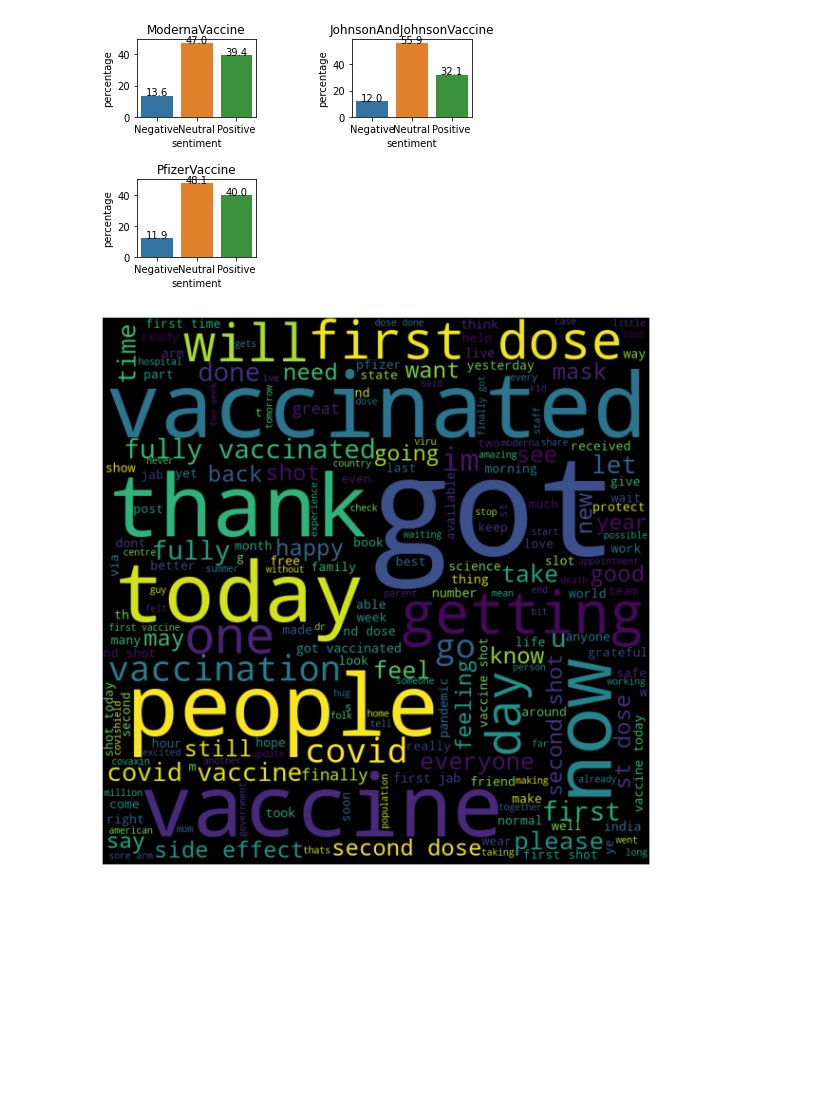
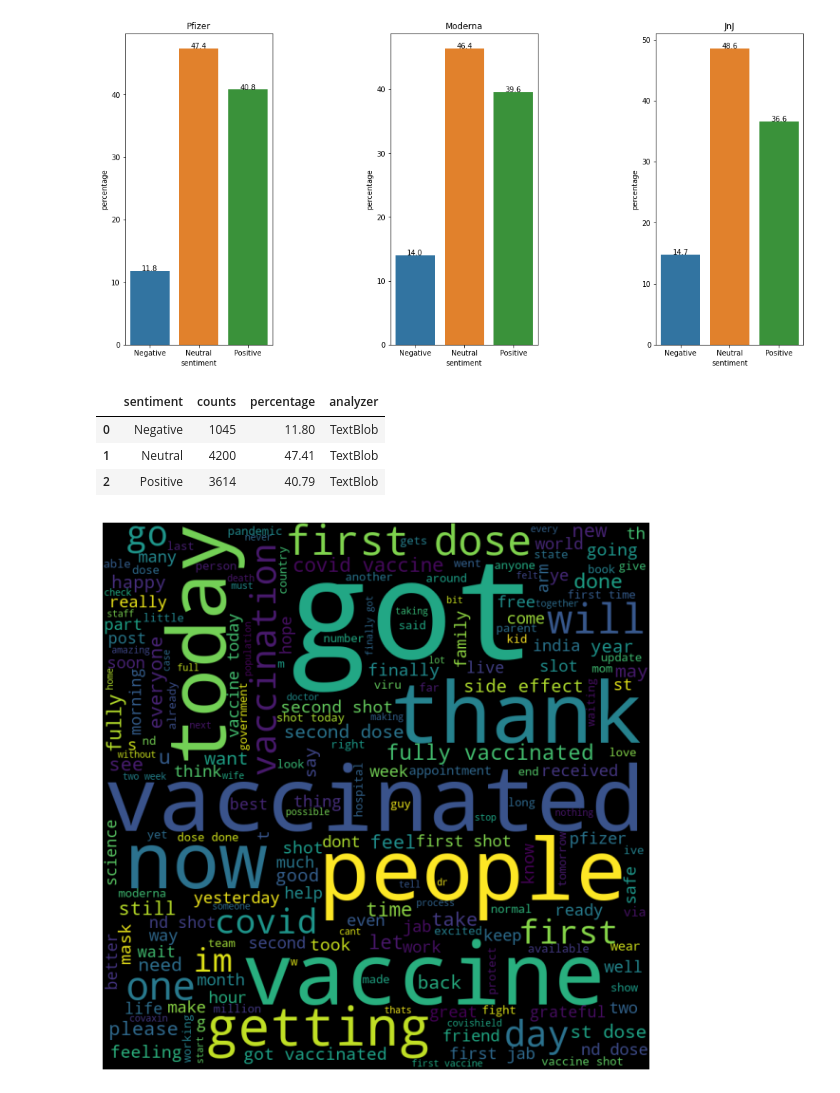
Before and after one commit to NavyaKiran/sentiment-analysis, a Jupyter notebook: test.ipynb, the cells around one changed output. Saved outputs shown, nothing was run; the diff lists cells and outputs as text; code cells hidden in the pictures; blank space fills up the shorter version.

```diff
--- a/test.ipynb
+++ b/test.ipynb
@@ -11,13 +11,14 @@ from textblob import TextBlob
 import seaborn as sns
 import matplotlib.pyplot as plt
 from wordcloud import WordCloud, STOPWORDS
+import plotly.express as px
 
 load_dotenv()
 
 mongo = os.environ.get('mongo')
 db = os.environ.get('db')
 topics = ["ModernaVaccine","JohnsonAndJohnsonVaccine", "PfizerVaccine"]
-hashtags = {'JohnsonAndJohnsonVaccine': ['JnJVaccine', 'JnJ', 'JohnsonAndJohnsonVaccine'],
+hashtags = {'JohnsonAndJohnsonVaccine': ['JnJVaccine', 'JohnsonAndJohnsonVaccine'],
             'PfizerVaccine': ['PfizerVaccine', 'Pfizer'],
             'ModernaVaccine': ['ModernaVaccine', 'Moderna'],
             'Vaccinated': ['Vaccinated']
@@ -127,7 +128,7 @@ def remove_punctuations(text):
 
 def get_value_counts(col_name, analyzer_name, tweets_df):
     '''
-    This function returns count of the dataset passed, it uses pands library to do the same
+    This function returns count of the dataset passed, it uses pandas library to do the same
     '''
     count = pandas.DataFrame(tweets_df[col_name].value_counts())
     percentage = pandas.DataFrame(tweets_df[col_name].value_counts(normalize=True).mul(100))
@@ -175,45 +176,52 @@ for topic in topics:
 
         result_copy[topic] = result_copy[topic].reset_index(drop=True)
 
         #sentiment analysis
         # Obtain polarity scores generated by TextBlob
         result_copy[topic]['textblob_score'] = result_copy[topic]['tweet_cleaned'].apply(lambda x: TextBlob(x).sentiment.polarity)
         # neutral_thresh = 0.05
 
         # Convert polarity score into sentiment categories
         result_copy[topic]['textblob_sentiment'] = result_copy[topic]['textblob_score'].apply(lambda c: 'Positive' if c >= 0.02 else ('Negative' if c <= -(0.02) else 'Neutral'))
 
         textblob_sentiment_df = get_value_counts('textblob_sentiment','TextBlob', result_copy[topic])
 
         final_bar.append(textblob_sentiment_df)
 
 # bargraph plotting
 fig = plt.figure()
 fig.subplots_adjust(hspace=0.8, wspace=0.8)
 
-# plt.rcParams["figure.figsize"] = (25,8)
+plt.rcParams["figure.figsize"] = (17,8)
 
-ax = fig.add_subplot(2, 2, 1)
-ax.set_title(topics[0])
+ax = fig.add_subplot(1, 3, 1)
+ax.set_title("Pfizer")
+for index, row in final_bar[2].iterrows():
+        ax.text(row.name,row.percentage, round(row.percentage,1), color='black', ha="center")
+sns.barplot(x="sentiment", y="percentage", data=final_bar[2], ax=ax)
+
+ax = fig.add_subplot(1, 3, 2)
+ax.set_title("Moderna")
 for index, row in final_bar[0].iterrows():
         ax.text(row.name,row.percentage, round(row.percentage,1), color='black', ha="center")
 sns.barplot(x="sentiment", y="percentage", data=final_bar[0], ax=ax)
 
-ax = fig.add_subplot(2, 2, 2)
-ax.set_title(topics[1])
+ax = fig.add_subplot(1, 3, 3)
+ax.set_title("JnJ")
 for index, row in final_bar[1].iterrows():
         ax.text(row.name,row.percentage, round(row.percentage,1), color='black', ha="center")
 sns.barplot(x="sentiment", y="percentage", data=final_bar[1], ax=ax)
 
-ax = fig.add_subplot(2, 2, 3)
-ax.set_title(topics[2])
-for index, row in final_bar[2].iterrows():
-        ax.text(row.name,row.percentage, round(row.percentage,1), color='black', ha="center")
-sns.barplot(x="sentiment", y="percentage", data=final_bar[2], ax=ax)
-
 plt.show()
 # %% [output]
-[figure, old version]
+[figure, new version]
+# %%
+final_bar[2].head(10)
+# %% [output]
+|  | sentiment | counts | percentage | analyzer |
+| 0 | Negative | 1045 | 11.80 | TextBlob |
+| 1 | Neutral | 4200 | 47.41 | TextBlob |
+| 2 | Positive | 3614 | 40.79 | TextBlob |
 # %%
 #worldcloud
 #vaccinated
@@ -237,7 +245,7 @@ plt.tight_layout(pad = 0)
 
 plt.show()
 # %% [output]
-[figure, old version]
+[figure, new version]
 # %%
 #worldcloud
 #vaccinated
```
Also changed, not shown: parts of 16 cells of this notebook, 5 other files.
